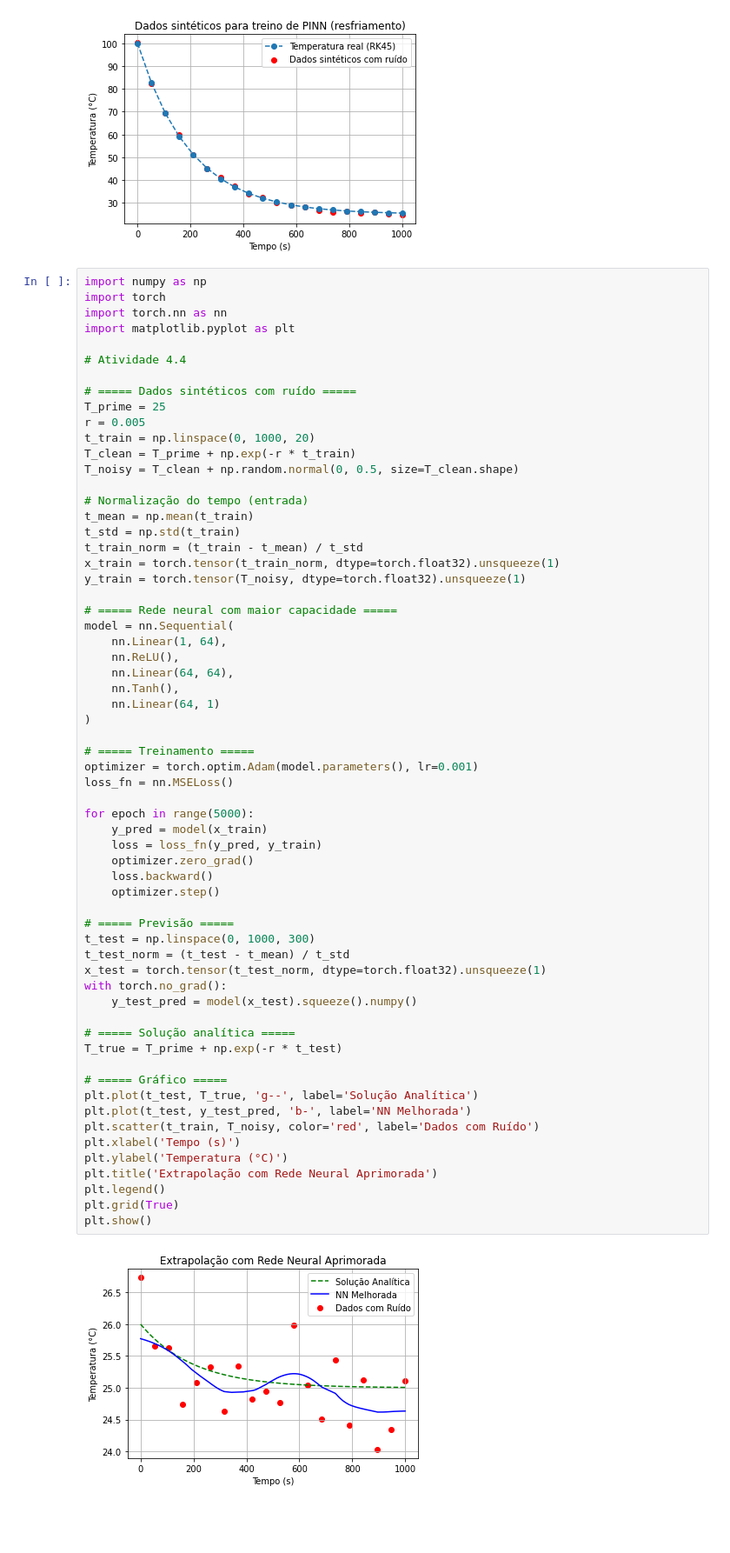
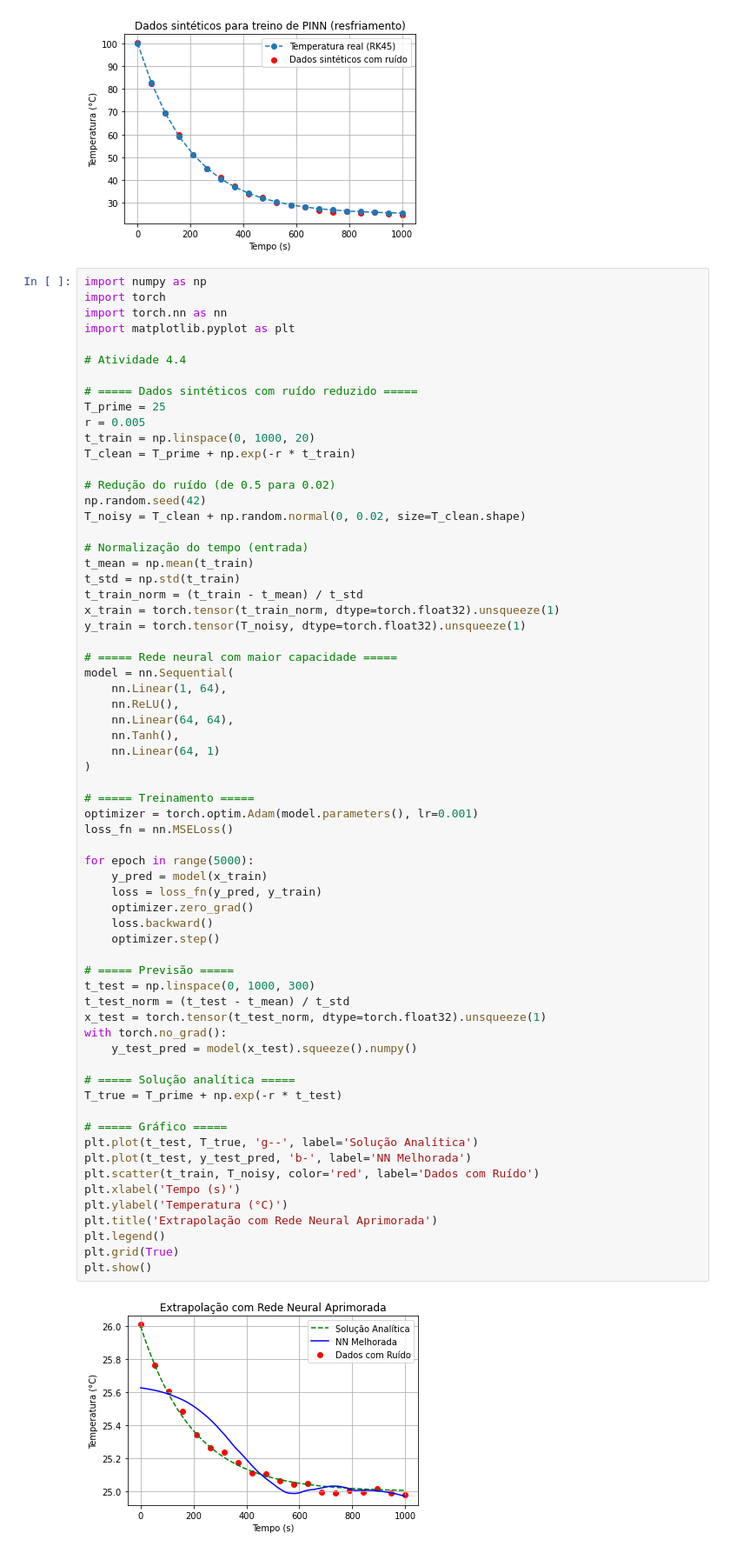
Before and after one commit to ofisico-ufu/Computational-Physics, a Jupyter notebook: Atividades/Atividade 4/Exercicios da atividade 4.ipynb, the cells around one changed output. Shown: that part at 87% size. Drawn from its saved outputs; the diff is of its cells as text; blank space fills up the shorter version.

```diff
--- a/Atividades/Atividade 4/Exercicios da atividade 4.ipynb
+++ b/Atividades/Atividade 4/Exercicios da atividade 4.ipynb
@@ -173,12 +173,15 @@ import matplotlib.pyplot as plt
 
 # Atividade 4.4
 
-# ===== Dados sintéticos com ruído =====
+# ===== Dados sintéticos com ruído reduzido =====
 T_prime = 25
 r = 0.005
 t_train = np.linspace(0, 1000, 20)
 T_clean = T_prime + np.exp(-r * t_train)
-T_noisy = T_clean + np.random.normal(0, 0.5, size=T_clean.shape)
+
+# Redução do ruído (de 0.5 para 0.02)
+np.random.seed(42)
+T_noisy = T_clean + np.random.normal(0, 0.02, size=T_clean.shape)
 
 # Normalização do tempo (entrada)
 t_mean = np.mean(t_train)
@@ -201,34 +204,34 @@ optimizer = torch.optim.Adam(model.parameters(), lr=0.001)
 loss_fn = nn.MSELoss()
 
 for epoch in range(5000):
     y_pred = model(x_train)
     loss = loss_fn(y_pred, y_train)
     optimizer.zero_grad()
     loss.backward()
     optimizer.step()
 
 # ===== Previsão =====
 t_test = np.linspace(0, 1000, 300)
 t_test_norm = (t_test - t_mean) / t_std
 x_test = torch.tensor(t_test_norm, dtype=torch.float32).unsqueeze(1)
 with torch.no_grad():
     y_test_pred = model(x_test).squeeze().numpy()
 
 # ===== Solução analítica =====
 T_true = T_prime + np.exp(-r * t_test)
 
 # ===== Gráfico =====
 plt.plot(t_test, T_true, 'g--', label='Solução Analítica')
 plt.plot(t_test, y_test_pred, 'b-', label='NN Melhorada')
 plt.scatter(t_train, T_noisy, color='red', label='Dados com Ruído')
 plt.xlabel('Tempo (s)')
 plt.ylabel('Temperatura (°C)')
 plt.title('Extrapolação com Rede Neural Aprimorada')
 plt.legend()
 plt.grid(True)
 plt.show()
 # %% [output]
-[figure, old version]
+[figure, new version]
 # %%
 import numpy as np
 import torch
```
Also changed, not shown: parts of 3 cells of this notebook, 1 other file.
